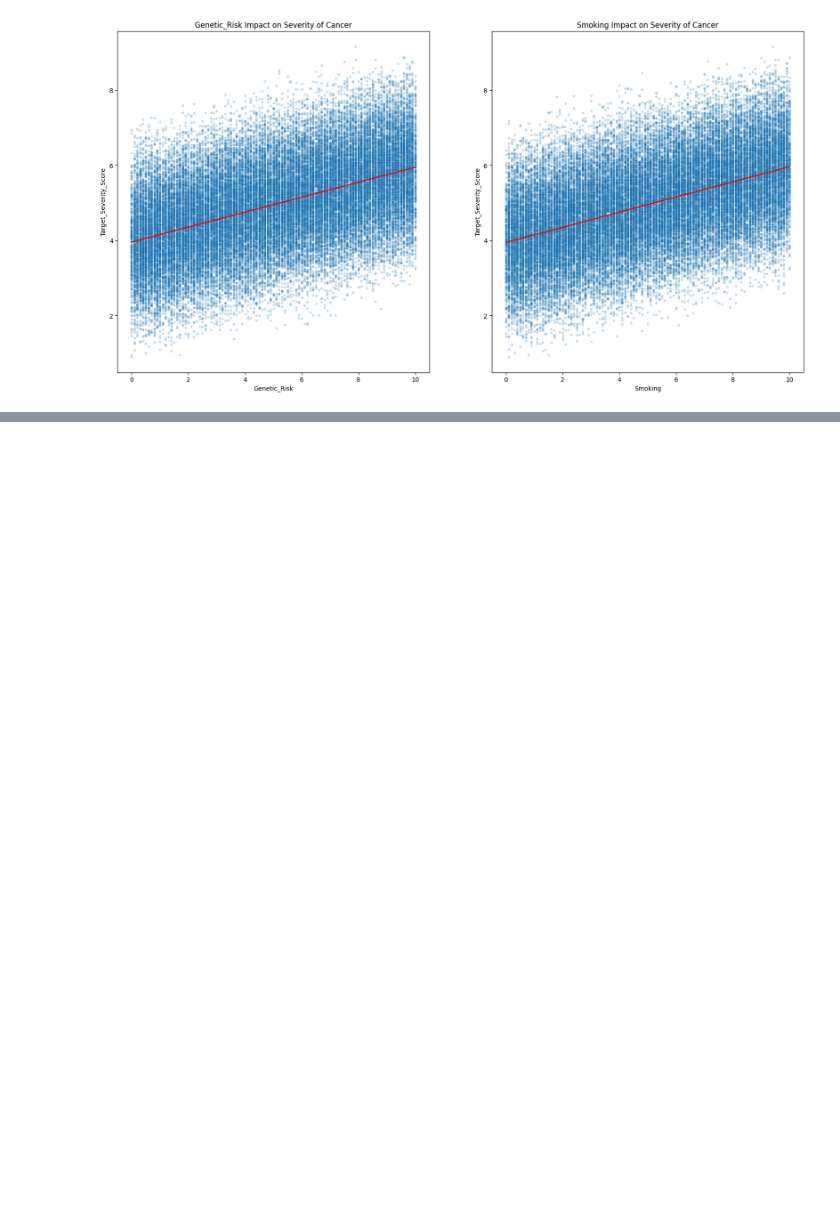
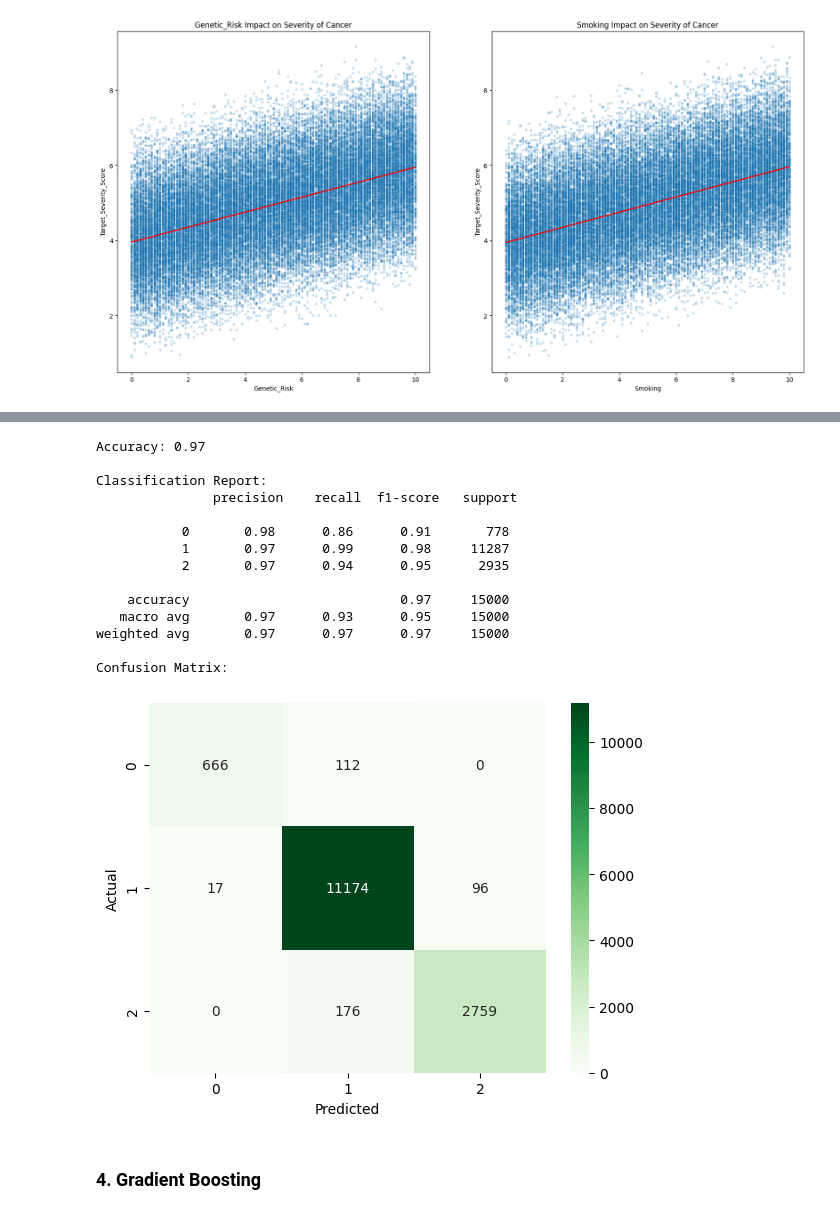
Before and after one commit to Michaela-Vosvrdova/projects, a Jupyter notebook: EDA&ML Global cancer patients.ipynb, the cells around one changed output, grey strips where cells are left out. Drawn from its saved outputs; the diff is of its cells as text; code cells hidden in the pictures; blank space fills up the shorter version.

```diff
--- a/EDA&ML Global cancer patients.ipynb
+++ b/EDA&ML Global cancer patients.ipynb
@@ -142,0 +324,11 @@ I'll continue working on this project later, focusing on EDA notebooks for now.
+# %%
+from xgboost import XGBClassifier
+import warnings
+warnings.filterwarnings("ignore", category=UserWarning)
+
+clf = XGBClassifier(use_label_encoder=False, eval_metric='mlogloss', random_state=42)
+model = Pipeline(steps=[
+    ('preprocessor', preprocessor),
+    ('classifier', clf)
+])
+model.fit(X_train, y_train)
@@ -142,0 +353,33 @@ I'll continue working on this project later, focusing on EDA notebooks for now.
+# %%
+y_pred = model.predict(X_test)
+
+acc = accuracy_score(y_test, y_pred)
+cm = confusion_matrix(y_test, y_pred)
+cr = classification_report(y_test, y_pred)
+
+print(f'Accuracy: {acc:.2f}\n')
+print('Classification Report:\n', cr)
+print('Confusion Matrix:')
+
+sns.heatmap(cm, annot=True, fmt='d', cmap='Greens')
+plt.xlabel('Predicted')
+plt.ylabel('Actual')
+plt.show()
+# %% [output]
+Accuracy: 0.97
+
+Classification Report:
+               precision    recall  f1-score   support
+
+           0       0.98      0.86      0.91       778
+           1       0.97      0.99      0.98     11287
+           2       0.97      0.94      0.95      2935
+
+    accuracy                           0.97     15000
+   macro avg       0.97      0.93      0.95     15000
+weighted avg       0.97      0.97      0.97     15000
+
+Confusion Matrix:
+[figure, added]
+# %% [markdown]
+### 4. Gradient Boosting
```
Also changed, not shown: parts of 21 cells of this notebook, 3 other files.
